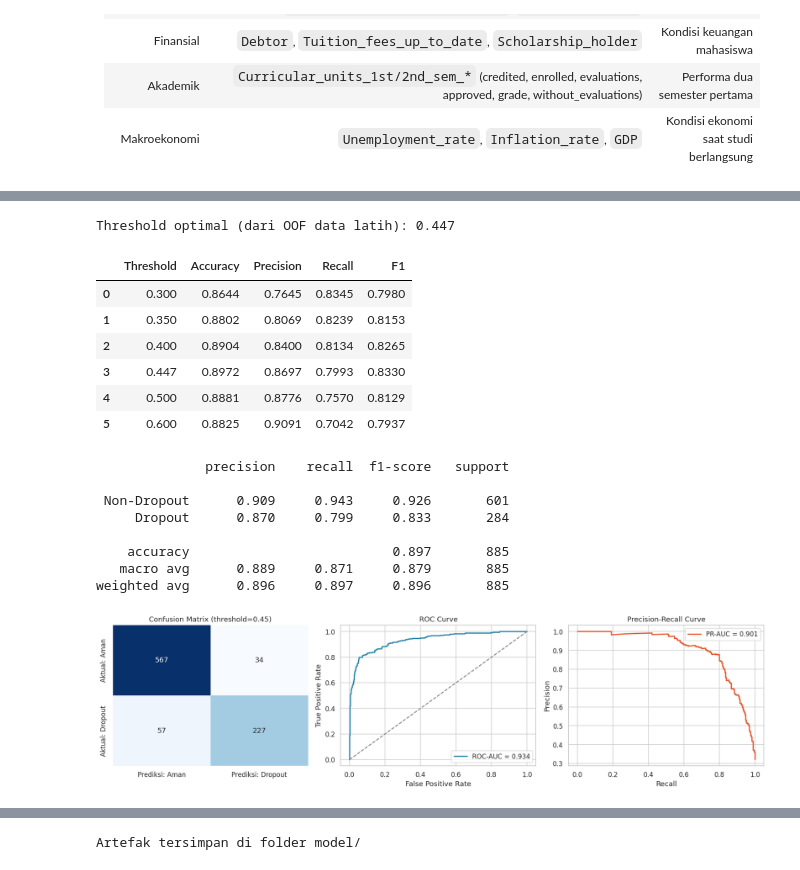
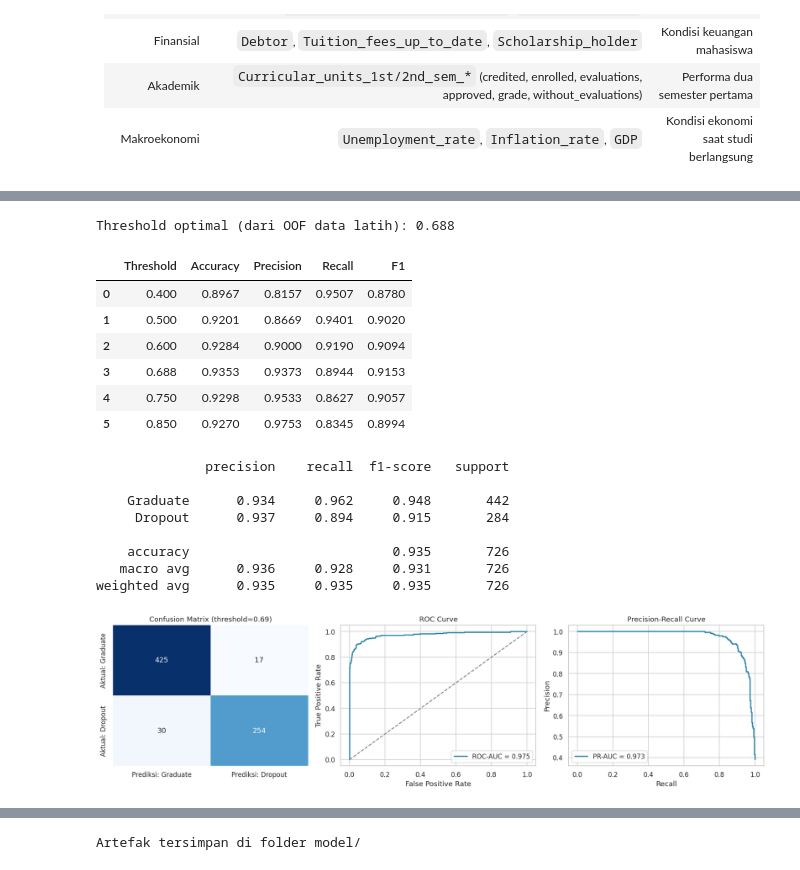
Before and after one commit to xiongdy12/jaya-jaya-institut-dropout, a Jupyter notebook: notebook.ipynb, the cells around one changed output, grey strips where cells are left out. Drawn from its saved outputs; the diff is of its cells as text; code cells hidden in the pictures.

Commit message:
Revisi: filter kohort Dropout vs Graduate, exclude Enrolled dari training

```diff
--- a/notebook.ipynb
+++ b/notebook.ipynb
@@ -439,0 +481,34 @@ ROC-AUC uji (**0,934**) sekaligus akurasi tertinggi. Model inilah yang dipilih u
+# %%
+models = {
+    "Logistic Regression": LogisticRegression(max_iter=2000, class_weight="balanced"),
+    "Random Forest": RandomForestClassifier(n_estimators=500, min_samples_leaf=2,
+                                            class_weight="balanced_subsample",
+                                            random_state=RANDOM_STATE, n_jobs=-1),
+    "HistGradientBoosting": HistGradientBoostingClassifier(
+        random_state=RANDOM_STATE, learning_rate=0.08, max_iter=400, max_leaf_nodes=31,
+        l2_regularization=1.0, early_stopping=True, validation_fraction=0.15),
+}
+
+cv = StratifiedKFold(5, shuffle=True, random_state=RANDOM_STATE)
+rows, fitted = [], {}
+
+for name, m in models.items():
+    pipe = Pipeline([("pre", preprocessor), ("clf", m)])
+    auc_cv = cross_val_score(pipe, X_train, y_train, cv=cv, scoring="roc_auc", n_jobs=-1)
+    f1_cv = cross_val_score(pipe, X_train, y_train, cv=cv, scoring="f1", n_jobs=-1)
+    pipe.fit(X_train, y_train)
+    proba = pipe.predict_proba(X_test)[:, 1]
+    pred = (proba >= 0.5).astype(int)
+    rows.append({"Model": name,
+                 "CV ROC-AUC": auc_cv.mean(), "CV F1": f1_cv.mean(),
+                 "Accuracy": accuracy_score(y_test, pred),
+                 "Precision": precision_score(y_test, pred),
+                 "Recall": recall_score(y_test, pred),
+                 "F1": f1_score(y_test, pred),
+                 "ROC-AUC": roc_auc_score(y_test, proba),
+                 "PR-AUC": average_precision_score(y_test, proba)})
+    fitted[name] = pipe
+    print(f"selesai: {name}")
+
+comparison = pd.DataFrame(rows).round(4)
+comparison
@@ -463,55 +557,55 @@ print(f"Threshold optimal (dari OOF data latih): {THRESHOLD:.3f}")
 
 proba_test = best_model.predict_proba(X_test)[:, 1]
 tabel = []
-for t in [0.30, 0.35, 0.40, THRESHOLD, 0.50, 0.60]:
+for t in [0.40, 0.50, 0.60, THRESHOLD, 0.75, 0.85]:
     p = (proba_test >= t).astype(int)
     tabel.append({"Threshold": round(t, 3), "Accuracy": accuracy_score(y_test, p),
                   "Precision": precision_score(y_test, p), "Recall": recall_score(y_test, p),
                   "F1": f1_score(y_test, p)})
 pd.DataFrame(tabel).round(4)
 # %% [output]
-Threshold optimal (dari OOF data latih): 0.447
+Threshold optimal (dari OOF data latih): 0.688
 |  | Threshold | Accuracy | Precision | Recall | F1 |
-| 0 | 0.300 | 0.8644 | 0.7645 | 0.8345 | 0.7980 |
-| 1 | 0.350 | 0.8802 | 0.8069 | 0.8239 | 0.8153 |
-| 2 | 0.400 | 0.8904 | 0.8400 | 0.8134 | 0.8265 |
-| 3 | 0.447 | 0.8972 | 0.8697 | 0.7993 | 0.8330 |
-| 4 | 0.500 | 0.8881 | 0.8776 | 0.7570 | 0.8129 |
-| 5 | 0.600 | 0.8825 | 0.9091 | 0.7042 | 0.7937 |
+| 0 | 0.400 | 0.8967 | 0.8157 | 0.9507 | 0.8780 |
+| 1 | 0.500 | 0.9201 | 0.8669 | 0.9401 | 0.9020 |
+| 2 | 0.600 | 0.9284 | 0.9000 | 0.9190 | 0.9094 |
+| 3 | 0.688 | 0.9353 | 0.9373 | 0.8944 | 0.9153 |
+| 4 | 0.750 | 0.9298 | 0.9533 | 0.8627 | 0.9057 |
+| 5 | 0.850 | 0.9270 | 0.9753 | 0.8345 | 0.8994 |
 # %%
 y_pred = (proba_test >= THRESHOLD).astype(int)
-print(classification_report(y_test, y_pred, target_names=["Non-Dropout", "Dropout"], digits=3))
+print(classification_report(y_test, y_pred, target_names=["Graduate", "Dropout"], digits=3))
 
 cm = confusion_matrix(y_test, y_pred)
 fig, ax = plt.subplots(1, 3, figsize=(16, 4.4))
 
 sns.heatmap(cm, annot=True, fmt="d", cmap="Blues", cbar=False, ax=ax[0],
-            xticklabels=["Prediksi: Aman", "Prediksi: Dropout"],
-            yticklabels=["Aktual: Aman", "Aktual: Dropout"])
+            xticklabels=["Prediksi: Graduate", "Prediksi: Dropout"],
+            yticklabels=["Aktual: Graduate", "Aktual: Dropout"])
 ax[0].set_title(f"Confusion Matrix (threshold={THRESHOLD:.2f})")
 
 fpr, tpr, _ = roc_curve(y_test, proba_test)
-ax[1].plot(fpr, tpr, color=PAL[0], lw=2, label=f"ROC-AUC = {roc_auc_score(y_test, proba_test):.3f}")
+ax[1].plot(fpr, tpr, color=BLUE, lw=2, label=f"ROC-AUC = {roc_auc_score(y_test, proba_test):.3f}")
 ax[1].plot([0, 1], [0, 1], "--", color="gray")
 ax[1].set_xlabel("False Positive Rate"); ax[1].set_ylabel("True Positive Rate")
 ax[1].set_title("ROC Curve"); ax[1].legend()
 
 pr_, rc_, _ = precision_recall_curve(y_test, proba_test)
-ax[2].plot(rc_, pr_, color=PAL[1], lw=2,
+ax[2].plot(rc_, pr_, color=BLUE, lw=2,
            label=f"PR-AUC = {average_precision_score(y_test, proba_test):.3f}")
 ax[2].set_xlabel("Recall"); ax[2].set_ylabel("Precision")
 ax[2].set_title("Precision-Recall Curve"); ax[2].legend()
 plt.tight_layout(); plt.show()
 # %% [output]
               precision    recall  f1-score   support
 
- Non-Dropout      0.909     0.943     0.926       601
-     Dropout      0.870     0.799     0.833       284
+    Graduate      0.934     0.962     0.948       442
+     Dropout      0.937     0.894     0.915       284
 
-    accuracy                          0.897       885
-   macro avg      0.889     0.871     0.879       885
-weighted avg      0.896     0.897     0.896       885
+    accuracy                          0.935       726
+   macro avg      0.936     0.928     0.931       726
+weighted avg      0.935     0.935     0.935       726
-[figure, old version]
+[figure, new version]
 # %% [markdown]
 ### 6.2 Interpretasi Hasil Evaluasi
 
```
Also changed, not shown: parts of 64 cells of this notebook, 9 other files.
